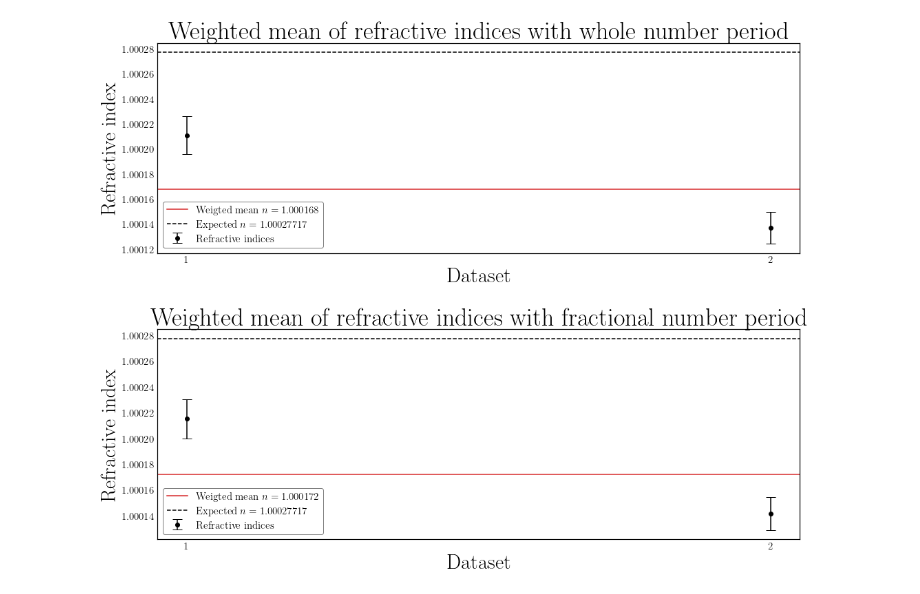
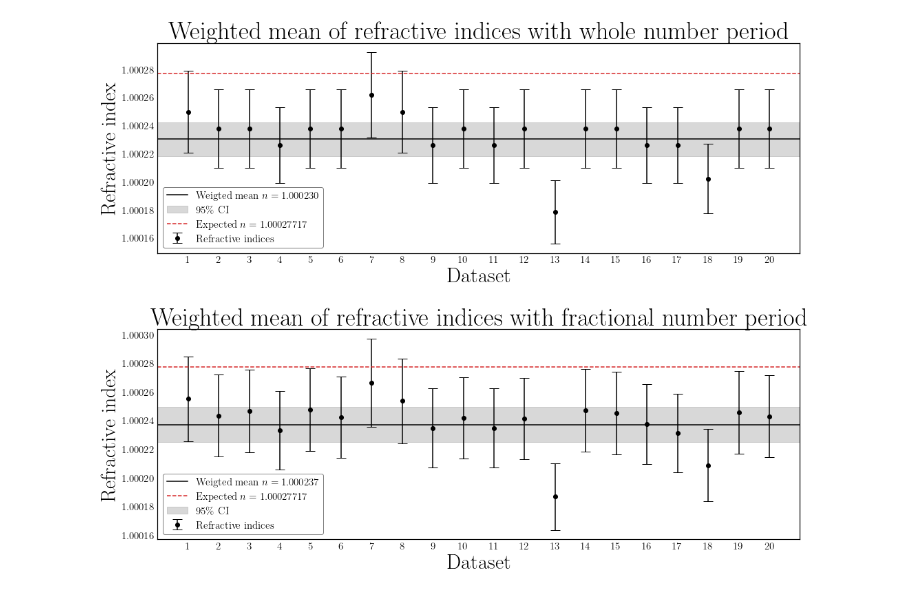
Before and after one commit to Emiliuhre/Labgruppe-Eksperimentiel-Fysik-2, a Jupyter notebook: Exercise 3/Databehandling/Aircell.ipynb, the cells around one changed output. Saved outputs shown, nothing was run; the diff lists cells and outputs as text; code cells hidden in the pictures.

```diff
--- a/Exercise 3/Databehandling/Aircell.ipynb
+++ b/Exercise 3/Databehandling/Aircell.ipynb
@@ -99,12 +99,12 @@ l = 632.8e-9 #m
 L = 6e-2 #m
 
 #Atmosfærisk tryk defineres
-p0 = 1 #atm
+p0 = 1.07 #atm
 
 #Usikkerheder defineres
 sigmaOmega = 1
 sigmaL = 0.5e-3 #m
-sigmap = 0.05 #atm
+sigmap = 0.1 #atm
 
 #Ophobningsloven som funktion defineres
 sigma_eta = lambda n, Omega, L, p: np.sqrt(( (n / Omega) * sigmaOmega )**2 + ( (n / L) * sigmaL)**2 + ( (1 / p0) * (n / (p / p0 - 1)) * sigmap )**2)
@@ -116,13 +116,13 @@ def fracapprox(tops, times, time, p=2):
     #Finder det hele antal bølgelængder
     if len(tops[tops >= avg]) >= len(tops)/2:
         #Højden som målingerne er over men andre peaks er under
-        peakheight = avg*1.2 #V
+        peakheight = avg #V
 
         #Antallet af peaks over den givne højde findes
         Omega = len(tops[tops > peakheight]) - 1
     else:
         #Højden som målingerne er under men andre peaks er over
-        peakheight = avg*0.8 #V
+        peakheight = avg #V
 
         #Antallet af peaks under den givne højde findes
         Omega = len(tops[tops < peakheight]) - 1
@@ -160,13 +160,13 @@ def zapprox(tops, p=2):
 
     if len(tops[tops >= avg]) >= len(tops)/2:
         #Højden som målingerne er over men andre peaks er under
-        peakheight = avg*1.2 #V
+        peakheight = avg #V
 
         #Antallet af peaks over den givne højde findes
         Omega = len(tops[tops > peakheight]) - 1
     else:
         #Højden som målingerne er under men andre peaks er over
-        peakheight = avg*0.8 #V
+        peakheight = avg #V
 
         #Antallet af peaks under den givne højde findes
         Omega = len(tops[tops < peakheight]) - 1
@@ -188,11 +188,11 @@ def zapprox(tops, p=2):
 nsz = []
 nsfrac = []
 #Antal datasæt der skal gennemløbes
-sets = 2
+sets = 20
 
 for i in range(sets):
     #Datasæt indlæses
-    data = np.loadtxt(f"../Data/Day 2/Pump-000{i+1}.txt", skiprows=3)
+    data = np.loadtxt(f"../Data/Day 3/Pump-000{i+1}.txt", skiprows=3)
 
     time = data[:,0]
     voltage = data[:,1]
@@ -224,31 +237,45 @@ Ved frac gæt fås Omega = 13.449822551880514
 refIndeciesz = nsz[:,0]
 refIndeciesfrac = nsfrac[:,0]
 sigmasz = nsz[:,1]
 sigmasfrac = nsfrac[:,1]
 navgz = np.average(refIndeciesz, weights=1/sigmasz**2)
 navgfrac = np.average(refIndeciesfrac, weights=1/sigmasfrac**2)
 
+# Standard error på weighted mean
+sigma_mean_z = np.sqrt(1 / np.sum(1 / sigmasz**2))
+sigma_mean_frac = np.sqrt(1 / np.sum(1 / sigmasfrac**2))
+
+# 95% CI
+ci_z = 1.96 * sigma_mean_z
+ci_frac = 1.96 * sigma_mean_frac
+
+xs = list(range(22))
+
 fig, axes = plt.subplots(2, 1, figsize=(15,12))
 axes[0].get_yaxis().get_major_formatter().set_useOffset(False)
 axes[0].errorbar(list(range(1, len(nsz)+1)), refIndeciesz, fmt="o", color="black", yerr=sigmasz, label="Refractive indices", capsize = 7)
 axes[0].axhline(navgz, color="black", label=f"Weigted mean $n = {navgz:.6f}$")
+axes[0].fill_between(xs, navgz - ci_z, navgz + ci_z, color="gray", alpha=0.3, label="$95\\%$ CI")
 axes[0].axhline(1.00027717, color="C3", linestyle="--", label=f"Expected $n = 1.00027717$")
 axes[0].set_ylabel("Refractive index")
 axes[0].set_title("Weighted mean of refractive indices with whole number period")
 axes[0].set_xticks(list(range(1, len(nsz)+1)))
 axes[0].set_xlabel("Dataset")
+axes[0].set_xlim(0, 21)
 axes[0].legend()
 
 axes[1].get_yaxis().get_major_formatter().set_useOffset(False)
 axes[1].errorbar(list(range(1, len(nsfrac)+1)), refIndeciesfrac, fmt="o", color="black", yerr=sigmasfrac, label="Refractive indices", capsize = 7)
 axes[1].axhline(navgfrac, color="black", label=f"Weigted mean $n = {navgfrac:.6f}$")
 axes[1].axhline(1.00027717, color="C3", linestyle="--", label=f"Expected $n = 1.00027717$")
 axes[1].set_ylabel("Refractive index")
 axes[1].set_title("Weighted mean of refractive indices with fractional number period")
 axes[1].set_xticks(list(range(1, len(nsfrac)+1)))
+axes[1].fill_between(xs, navgfrac - ci_frac, navgfrac + ci_frac, color="gray", alpha=0.3, label="$95\\%$ CI")
 axes[1].set_xlabel("Dataset")
+axes[1].set_xlim(0, 21)
 axes[1].legend()
 
 fig.tight_layout()
 # %% [output]
-[figure, old version]
+[figure, new version]
```
Also changed, not shown: parts of 1 cell of this notebook, 1 other file.
